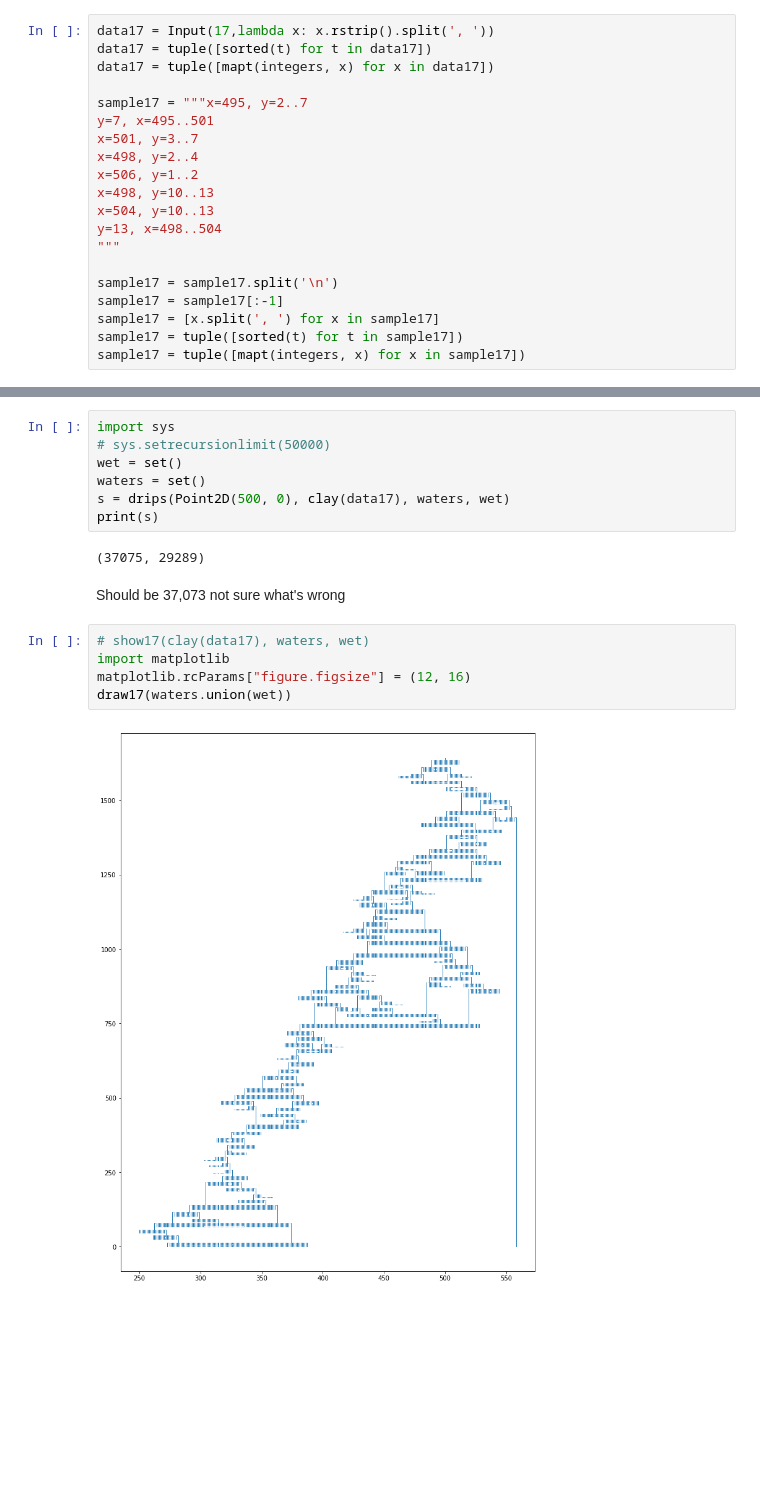
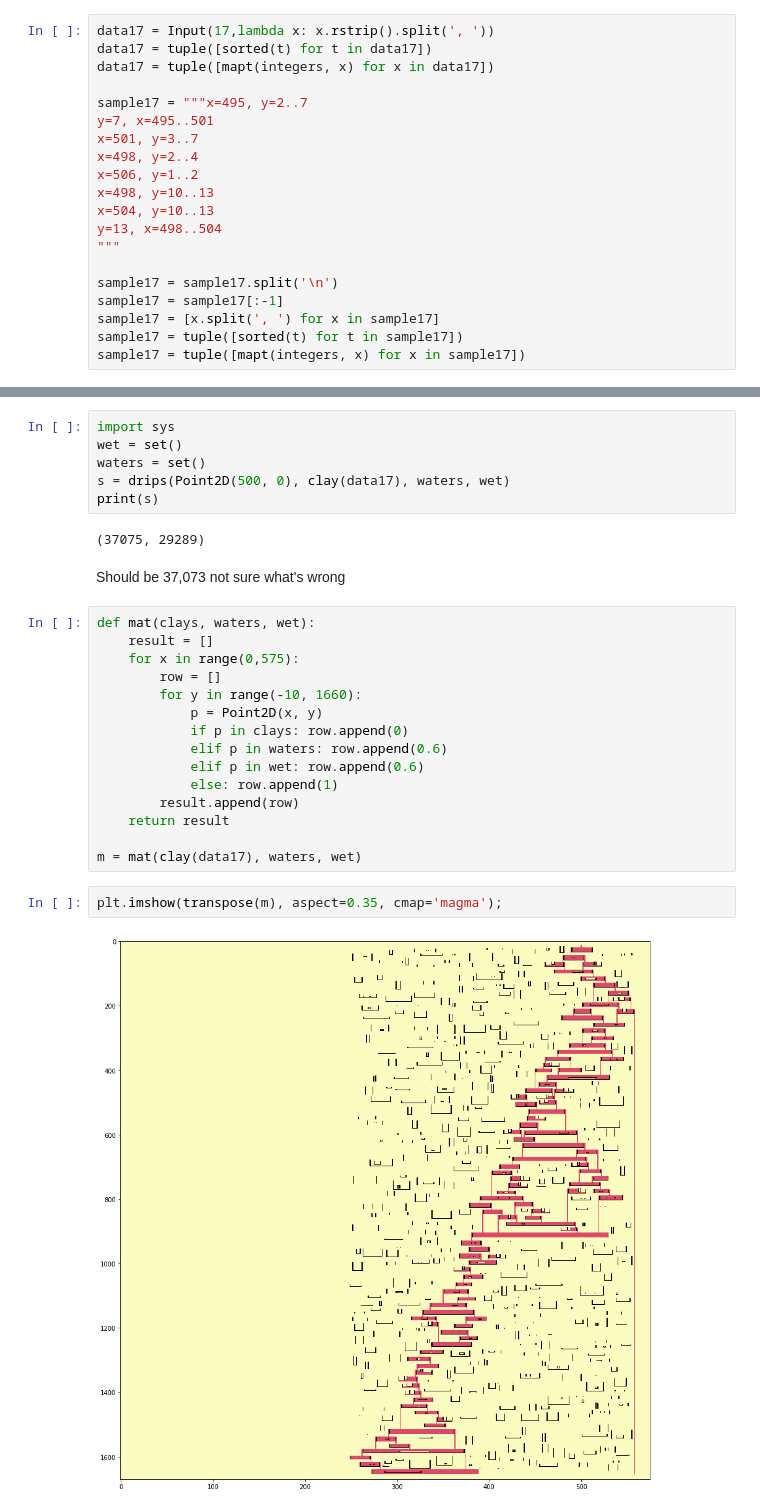
Before and after one commit to jeffreyrosenbluth/AoC2018, a Jupyter notebook: AdventOfcode_2018.ipynb, the cells around one changed output, grey strips where cells are left out. Drawn from its saved outputs; the diff is of its cells as text; blank space fills up the shorter version.

```diff
--- a/AdventOfcode_2018.ipynb
+++ b/AdventOfcode_2018.ipynb
@@ -1626,7 +1618,6 @@ def drips(loc, clays, waters, wet):
     return len(waters.union(wet)), len(waters)
 # %%
 import sys
-# sys.setrecursionlimit(50000)
 wet = set()
 waters = set()
 s = drips(Point2D(500, 0), clay(data17), waters, wet)
@@ -1635,10 +1626,22 @@ print(s)
 (37075, 29289)
 # %% [markdown]
 Should be 37,073 not sure what's wrong
-# %%
-# show17(clay(data17), waters, wet)
-import matplotlib
-matplotlib.rcParams["figure.figsize"] = (12, 16)
-draw17(waters.union(wet))
-# %% [output]
-[figure, removed]
+# %%
+def mat(clays, waters, wet):
+    result = []
+    for x in range(0,575):
+        row = []
+        for y in range(-10, 1660):
+            p = Point2D(x, y)
+            if p in clays: row.append(0)
+            elif p in waters: row.append(0.6)
+            elif p in wet: row.append(0.6)
+            else: row.append(1)
+        result.append(row)
+    return result
+
+m = mat(clay(data17), waters, wet)
+# %%
+plt.imshow(transpose(m), aspect=0.35, cmap='magma');
+# %% [output]
+[figure, added]
```
Also changed, not shown: parts of 6 cells of this notebook.
